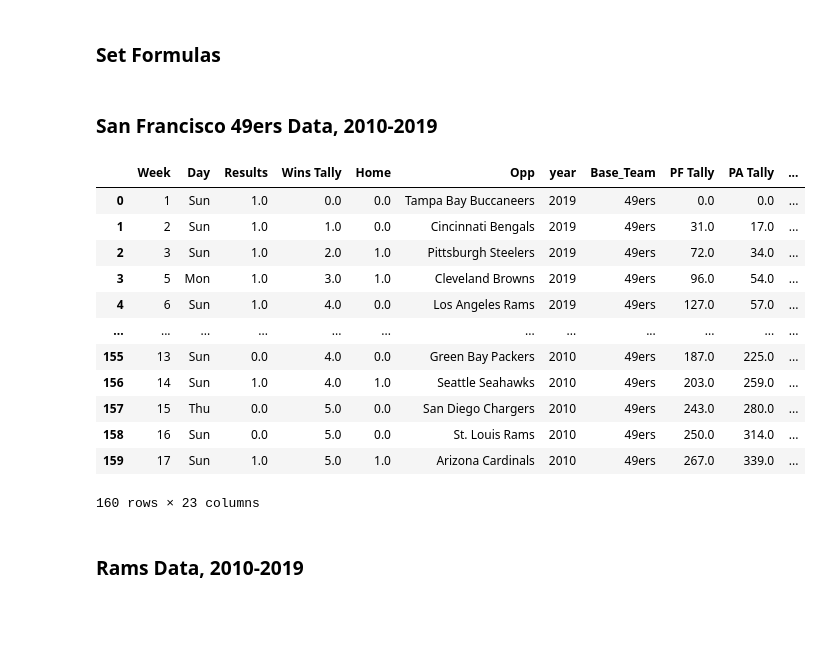
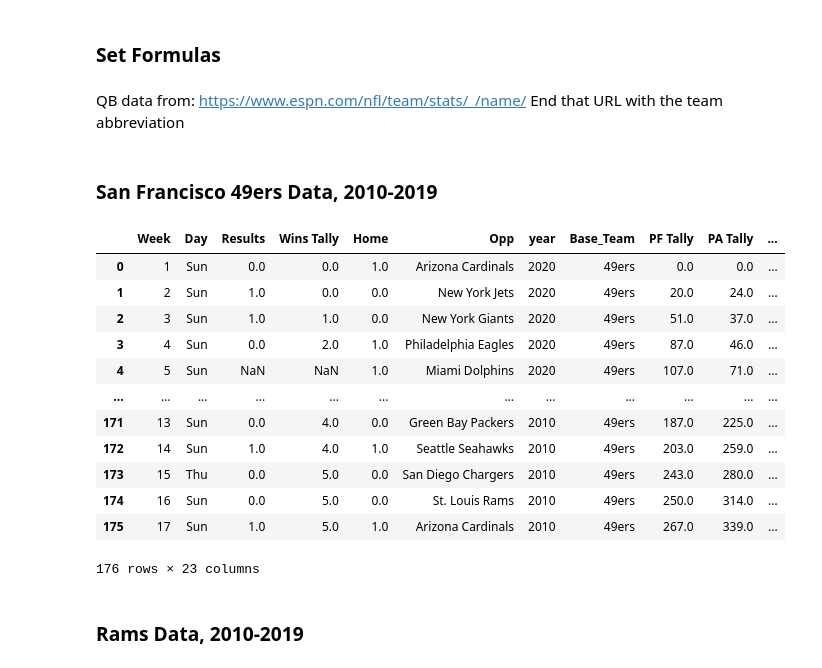
Before and after one commit to amnichols93/final_project, a Jupyter notebook: compiling.ipynb, the cells around one changed output. Drawn from its saved outputs; the diff is of its cells as text; code cells hidden in the pictures; blank space fills up the shorter version.

```diff
--- a/compiling.ipynb
+++ b/compiling.ipynb
@@ -228,11 +80,14 @@ def yearly_data(df, year, HC2_range=0, QB2_range=0, HC='', HC2='none', OC='', DC
     if QB2 == 'none':
         pass
     else:
-        df.loc[df['Week'] == QB2_range, 'Head_Coach'] = QB2
+        df.loc[df['Week'] == QB2_range, 'QB'] = QB2
 
     df = df[df['Week'] <= 17]
 
     return df
+# %% [markdown]
+QB data from: https://www.espn.com/nfl/team/stats/_/name/
+End that URL with the team abbreviation
 # %% [markdown]
 ### San Francisco 49ers Data, 2010-2019
 # %%
@@ -250,6 +105,7 @@ sf_df2016 = pd.read_csv('Resources/Niners_Raw/sf_sportsref_download2016.csv')
 sf_df2017 = pd.read_csv('Resources/Niners_Raw/sf_sportsref_download2017.csv')
 sf_df2018 = pd.read_csv('Resources/Niners_Raw/sf_sportsref_download2018.csv')
 sf_df2019 = pd.read_csv('Resources/Niners_Raw/sf_sportsref_download2019.csv')
+niners_2020 = pd.read_csv('Resources/2020data/niners_sportsref_download2020.csv')
 
 sf_df2010 = yearly_data(df=sf_df2010, year=2010,
                         HC='Mike Singletary', HC2_range=17, HC2='Jim Tomsula',
@@ -302,46 +158,54 @@ sf_df2017.loc[sf_df2017['Week'] == range(12,18,1), 'QB'] = "Jimmy Garoppolo"
 
 sf_df2018 = yearly_data(df=sf_df2018, year=2018,
                         HC='Kyle Shanahan',
                         OC='Kyle Shanahan',
                         DC='Robert Saleh',
                         QB='Jimmy Garoppolo',
                         QB2='C.J. Beathard', QB2_range=range(3,9,1))
 sf_df2018.loc[sf_df2018['Week'] == range(8,18,1), 'QB'] = "Nick Mullens"
 
 sf_df2019 = yearly_data(df=sf_df2019, year=2019,
                         HC='Kyle Shanahan',
                         OC='Kyle Shanahan',
                         DC='Robert Saleh',
                         QB='Jimmy Garoppolo')
 
-sf_df = sf_df2019.append(sf_df2018, ignore_index=True)
+niners_2020 = yearly_data(df=niners_2020, year=2020,
+                        HC='Kyle Shanahan',
+                        OC='Kyle Shanahan',
+                        DC='Robert Saleh',
+                        QB='Jimmy Garoppolo',
+                        QB2='Nick Mullens', QB2_range=range(3,5,1))
+
+sf_df = niners_2020.append(sf_df2019, ignore_index=True)
+sf_df = sf_df.append(sf_df2018, ignore_index=True)
 sf_df = sf_df.append(sf_df2017, ignore_index=True)
 sf_df = sf_df.append(sf_df2016, ignore_index=True)
 sf_df = sf_df.append(sf_df2015, ignore_index=True)
 sf_df = sf_df.append(sf_df2014, ignore_index=True)
 sf_df = sf_df.append(sf_df2013, ignore_index=True)
 sf_df = sf_df.append(sf_df2012, ignore_index=True)
 sf_df = sf_df.append(sf_df2011, ignore_index=True)
 sf_df = sf_df.append(sf_df2010, ignore_index=True)
 
 sf_df['Base_Team'] = '49ers'
 sf_df = sf_df.sort_values(by=['year', 'Week'], ascending=[False, True])
 
 sf_df
 # %% [output]
 |  | Week | Day | Results | Wins Tally | Home | Opp | year | Base_Team | PF Tally | PA Tally | ... |
-| 0 | 1 | Sun | 1.0 | 0.0 | 0.0 | Tampa Bay Buccaneers | 2019 | 49ers | 0.0 | 0.0 | ... |
-| 1 | 2 | Sun | 1.0 | 1.0 | 0.0 | Cincinnati Bengals | 2019 | 49ers | 31.0 | 17.0 | ... |
-| 2 | 3 | Sun | 1.0 | 2.0 | 1.0 | Pittsburgh Steelers | 2019 | 49ers | 72.0 | 34.0 | ... |
-| 3 | 5 | Mon | 1.0 | 3.0 | 1.0 | Cleveland Browns | 2019 | 49ers | 96.0 | 54.0 | ... |
-| 4 | 6 | Sun | 1.0 | 4.0 | 0.0 | Los Angeles Rams | 2019 | 49ers | 127.0 | 57.0 | ... |
+| 0 | 1 | Sun | 0.0 | 0.0 | 1.0 | Arizona Cardinals | 2020 | 49ers | 0.0 | 0.0 | ... |
+| 1 | 2 | Sun | 1.0 | 0.0 | 0.0 | New York Jets | 2020 | 49ers | 20.0 | 24.0 | ... |
+| 2 | 3 | Sun | 1.0 | 1.0 | 0.0 | New York Giants | 2020 | 49ers | 51.0 | 37.0 | ... |
+| 3 | 4 | Sun | 0.0 | 2.0 | 1.0 | Philadelphia Eagles | 2020 | 49ers | 87.0 | 46.0 | ... |
+| 4 | 5 | Sun | NaN | NaN | 1.0 | Miami Dolphins | 2020 | 49ers | 107.0 | 71.0 | ... |
 | ... | ... | ... | ... | ... | ... | ... | ... | ... | ... | ... | ... |
-| 155 | 13 | Sun | 0.0 | 4.0 | 0.0 | Green Bay Packers | 2010 | 49ers | 187.0 | 225.0 | ... |
-| 156 | 14 | Sun | 1.0 | 4.0 | 1.0 | Seattle Seahawks | 2010 | 49ers | 203.0 | 259.0 | ... |
-| 157 | 15 | Thu | 0.0 | 5.0 | 0.0 | San Diego Chargers | 2010 | 49ers | 243.0 | 280.0 | ... |
-| 158 | 16 | Sun | 0.0 | 5.0 | 0.0 | St. Louis Rams | 2010 | 49ers | 250.0 | 314.0 | ... |
-| 159 | 17 | Sun | 1.0 | 5.0 | 1.0 | Arizona Cardinals | 2010 | 49ers | 267.0 | 339.0 | ... |
+| 171 | 13 | Sun | 0.0 | 4.0 | 0.0 | Green Bay Packers | 2010 | 49ers | 187.0 | 225.0 | ... |
+| 172 | 14 | Sun | 1.0 | 4.0 | 1.0 | Seattle Seahawks | 2010 | 49ers | 203.0 | 259.0 | ... |
+| 173 | 15 | Thu | 0.0 | 5.0 | 0.0 | San Diego Chargers | 2010 | 49ers | 243.0 | 280.0 | ... |
+| 174 | 16 | Sun | 0.0 | 5.0 | 0.0 | St. Louis Rams | 2010 | 49ers | 250.0 | 314.0 | ... |
+| 175 | 17 | Sun | 1.0 | 5.0 | 1.0 | Arizona Cardinals | 2010 | 49ers | 267.0 | 339.0 | ... |
-160 rows × 23 columns
+176 rows × 23 columns
 # %%
 niners_df = sf_df.copy()
 niners_df.to_csv('Resources/indv_team_csvs/niners.csv')
```
Also changed, not shown: parts of 44 cells of this notebook, 52 other files.
